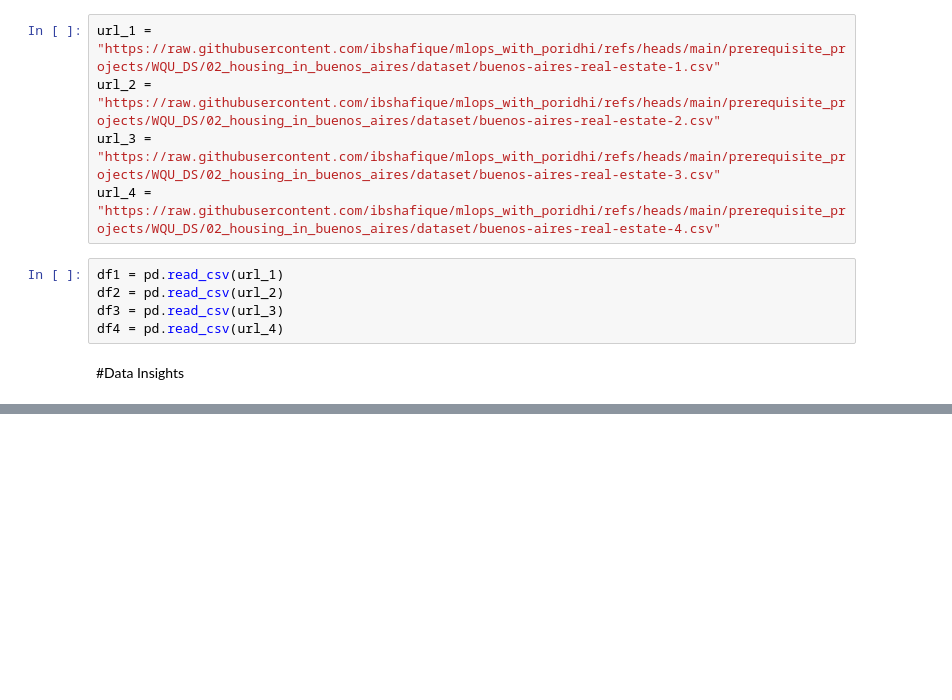
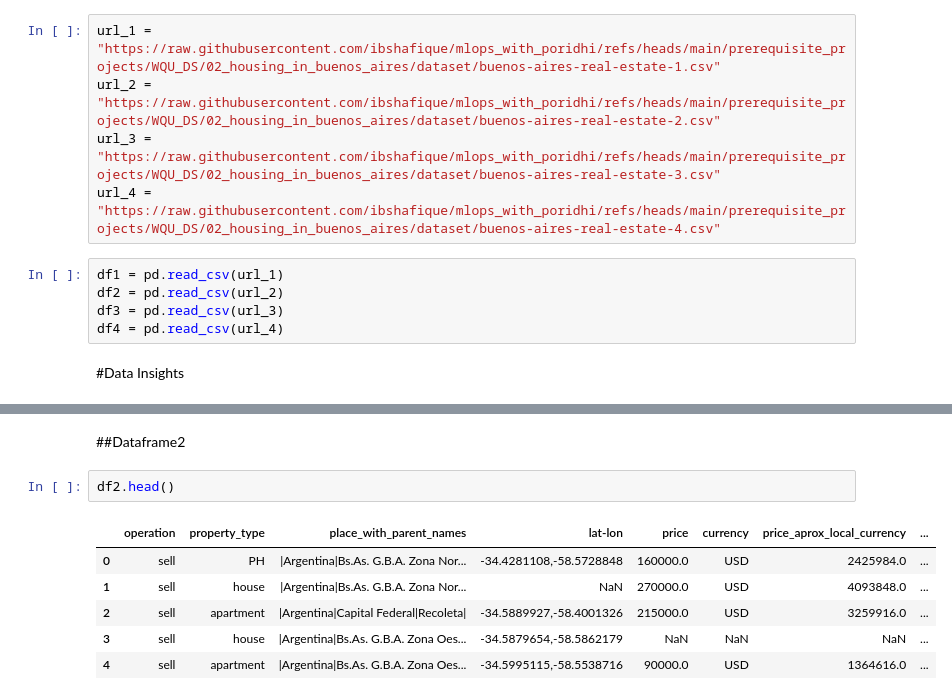
Before and after one commit to ibshafique/mlops_with_poridhi, a Jupyter notebook: prerequisite_projects/WQU_DS/02_housing_in_buenos_aires/buenos_aires_notebook.ipynb, the cells around one changed output, grey strips where cells are left out. Saved outputs shown, nothing was run; the diff lists cells and outputs as text; blank space fills up the shorter version.

```diff
--- a/prerequisite_projects/WQU_DS/02_housing_in_buenos_aires/buenos_aires_notebook.ipynb
+++ b/prerequisite_projects/WQU_DS/02_housing_in_buenos_aires/buenos_aires_notebook.ipynb
@@ -24,0 +56,11 @@ df4 = pd.read_csv(url_4)
+# %% [markdown]
+##Dataframe2
+# %%
+df2.head()
+# %% [output]
+|  | operation | property_type | place_with_parent_names | lat-lon | price | currency | price_aprox_local_currency | ... |
+| 0 | sell | PH | |Argentina|Bs.As. G.B.A. Zona Nor... | -34.4281108,-58.5728848 | 160000.0 | USD | 2425984.0 | ... |
+| 1 | sell | house | |Argentina|Bs.As. G.B.A. Zona Nor... | NaN | 270000.0 | USD | 4093848.0 | ... |
+| 2 | sell | apartment | |Argentina|Capital Federal|Recoleta| | -34.5889927,-58.4001326 | 215000.0 | USD | 3259916.0 | ... |
+| 3 | sell | house | |Argentina|Bs.As. G.B.A. Zona Oes... | -34.5879654,-58.5862179 | NaN | NaN | NaN | ... |
+| 4 | sell | apartment | |Argentina|Bs.As. G.B.A. Zona Oes... | -34.5995115,-58.5538716 | 90000.0 | USD | 1364616.0 | ... |
```
Also changed, not shown: parts of 8 cells of this notebook.
